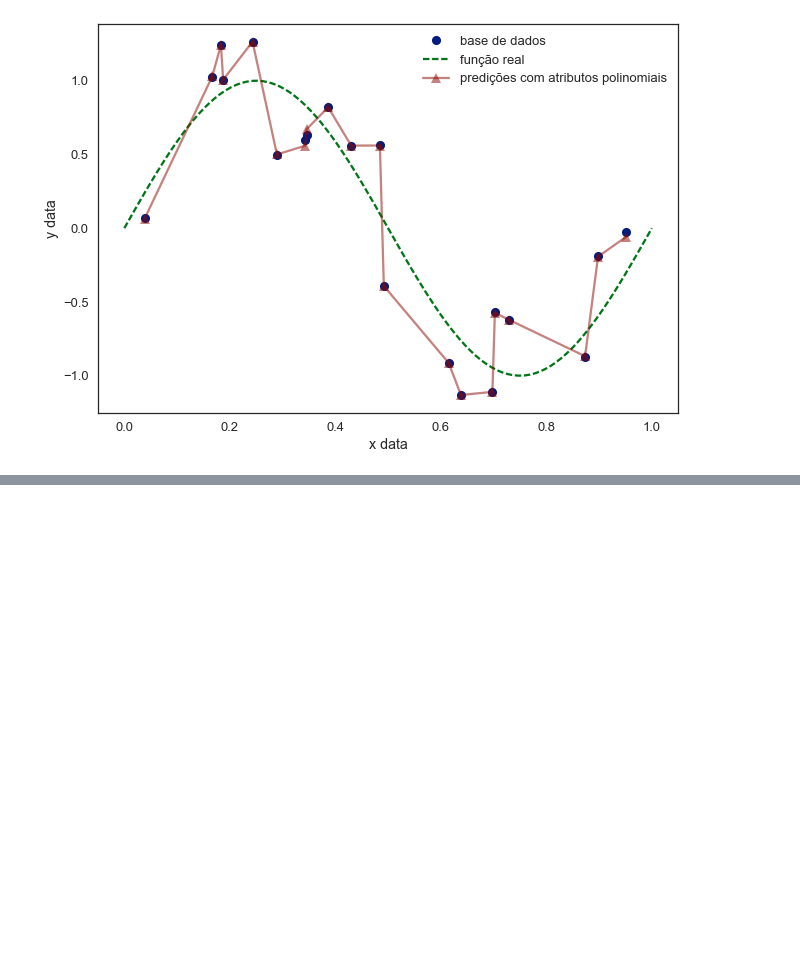
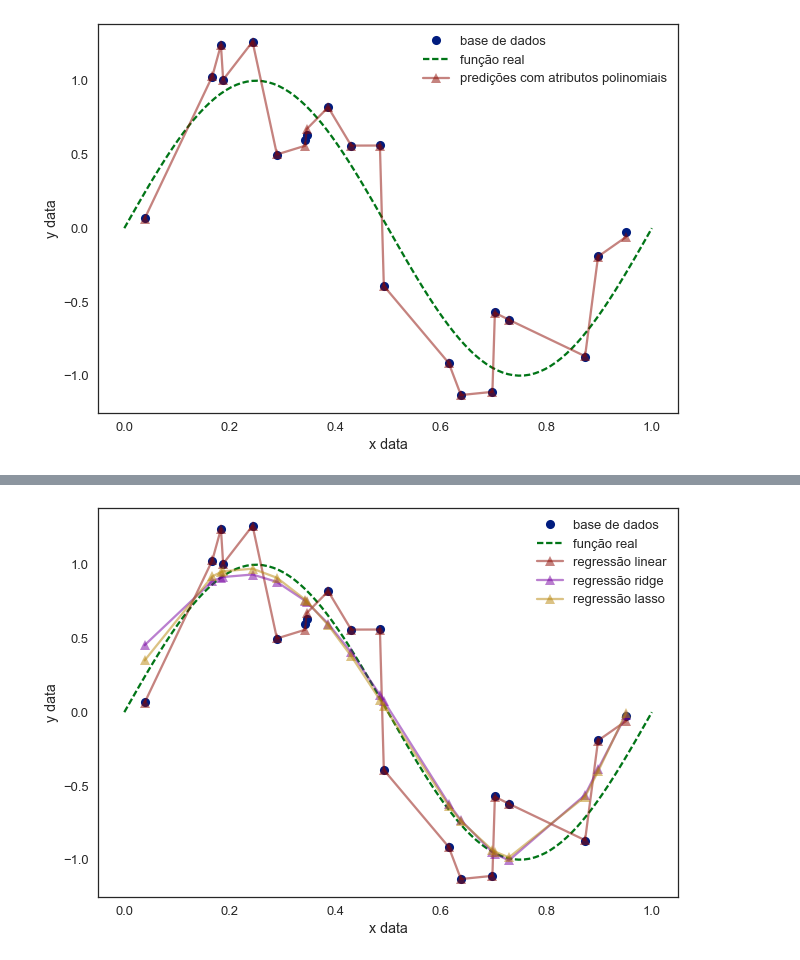
Before and after one commit to VictorUFABC/AprendizadoMaquina_2018.1, a Jupyter notebook: Regularization_and_Gradient_Descent_Exercises.ipynb, the cells around one changed output, grey strips where cells are left out. Cells and saved outputs as stored; diff of their text form; code cells hidden in the pictures; blank space fills up the shorter version.

Commit message:
Notebook sobre regularização
Neste notebook aprendemos sobre regularização (Ridge, Lasso e Elastic Net) e gradiente descendente.

```diff
--- a/Regularization_and_Gradient_Descent_Exercises.ipynb
+++ b/Regularization_and_Gradient_Descent_Exercises.ipynb
@@ -28,20 +51,23 @@ ax.set(xlabel='x data', ylabel='y data');
 from sklearn.preprocessing import PolynomialFeatures
 from sklearn.linear_model import LinearRegression
 
+# Setup the polynomial features
 degree = 20
 pf = PolynomialFeatures(degree)
 lr = LinearRegression()
 
+# Extraindo x e y da base de dados no formato correto
 X_data = data[['x']]
 Y_data = data['y']
 
-#print(X_data)
+# Create the features and fit the model
 X_poly = pf.fit_transform(X_data)
-model = lr.fit(X_poly, Y_data)
-Y_pred = model.predict(X_poly)
+lr.fit(X_poly, Y_data)
+Y_pred = lr.predict(X_poly)
 
+# Plot the result
 plt.plot(X_data, Y_data, marker='o', ls='', label='base de dados', alpha=1)
-plt.plot(X_real, y_real, ls='--', label='função real')
+plt.plot(X_real, Y_real, ls='--', label='função real')
 plt.plot(X_data, Y_pred, marker='^', alpha=.5, label='predições com atributos polinomiais')
 plt.legend()
 ax = plt.gca()
@@ -50,0 +85,30 @@ ax.set(xlabel='x data', ylabel='y data');
+# %%
+# Mute the sklearn warning about regularization
+import warnings
+warnings.filterwarnings('ignore', module='sklearn')
+
+from sklearn.linear_model import Ridge, Lasso
+
+# Crie o modelo Ridge
+rr = Ridge(alpha=0.001)
+rr.fit(X_poly, Y_data)
+Y_pred_rr = rr.predict(X_poly)
+
+# Crie o modelo Lasso
+lassor = Lasso(alpha=0.0001)
+lassor.fit(X_poly, Y_data)
+Y_pred_lr = lassor.predict(X_poly)
+
+# Vamos plotar as predições
+plt.plot(X_data, Y_data, marker='o', ls='', label='base de dados')
+plt.plot(X_real, Y_real, ls='--', label='função real')
+plt.plot(X_data, Y_pred, label='regressão linear', marker='^', alpha=.5)
+plt.plot(X_data, Y_pred_rr, label='regressão ridge', marker='^', alpha=.5)
+plt.plot(X_data, Y_pred_lr, label='regressão lasso', marker='^', alpha=.5)
+
+plt.legend()
+
+ax = plt.gca()
+ax.set(xlabel='x data', ylabel='y data');
+# %% [output]
+[figure, added]
```
Also changed, not shown: parts of 43 cells of this notebook.
